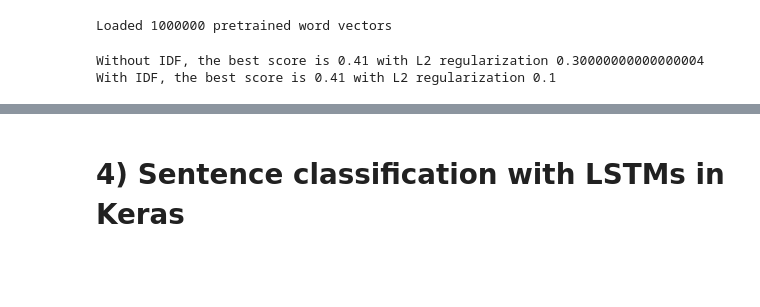
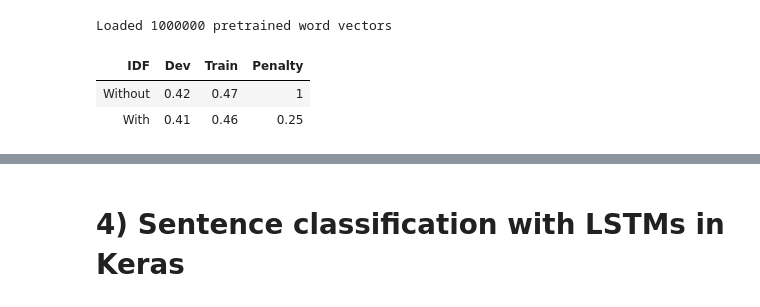
Before and after one commit to plguhur/MVA, a Jupyter notebook: DeepLearning/MP2/nlp_project.ipynb, the cells around one changed output, grey strips where cells are left out. Saved outputs shown, nothing was run; the diff lists cells and outputs as text; code cells hidden in the pictures; blank space fills up the shorter version.

```diff
--- a/DeepLearning/MP2/nlp_project.ipynb
+++ b/DeepLearning/MP2/nlp_project.ipynb
@@ -331,20 +333,35 @@ Loaded 1000000 pretrained word vectors
 # %%
 # 3 - Learn Logistic Regression on top of sentence embeddings using scikit-learn
 #     (consider tuning the L2 regularization on the dev set)
 
-regularizers = np.arange(0.1, 1.0, 0.1)
-lr = [LogisticRegression(C=c, multi_class='auto', max_iter=1000, solver='lbfgs', n_jobs=4, tol=1e-8) for c in regularizers]
+results = []
+C = 2**np.arange(-8, 1).astype(np.float)
+lr = [LogisticRegression(C=c, multi_class='auto', penalty='l1', max_iter=1000, solver='saga', n_jobs=4, tol=1e-8) for c in C]
 
+# Without IDF
 [model.fit(x_train, y_train) for model in lr]
 scores = [accuracy_score(y_dev, model.predict(x_dev)) for model in lr]
-print(f'Without IDF, the best score is {np.max(scores):.2f} with L2 regularization {regularizers[np.argmax(scores)]}')
+best_arg = np.argmax(scores)
+best_c = C[best_arg]
+model = lr[best_arg]
+score_train = accuracy_score(y_train, model.predict(x_train))
+results += [['Without', f'{np.max(scores):.2f}', f'{score_train:.2f}', f'{best_c:.2e}']]
 
+# With IDF
 [model.fit(x_train_idf, y_train) for model in lr]
 scores = [accuracy_score(y_dev, model.predict(x_dev_idf)) for model in lr]
-print(f'With IDF, the best score is {np.max(scores):.2f} with L2 regularization {regularizers[np.argmax(scores)]}')
+best_arg = np.argmax(scores)
+best_c = C[best_arg]
+model = lr[best_arg]
+score_train = accuracy_score(y_train, model.predict(x_train_idf))
+results += [['With', f'{np.max(scores):.2f}', f'{score_train:.2f}', f'{best_c:.2e}']]
+
+headers = ['IDF', 'Dev', 'Train', 'Penalty']
+display(HTML(tabulate(results, headers, tablefmt="html")))
 # %% [output]
-Without IDF, the best score is 0.41 with L2 regularization 0.30000000000000004
-With IDF, the best score is 0.41 with L2 regularization 0.1
+| IDF | Dev | Train | Penalty |
+| Without | 0.42 | 0.47 | 1 |
+| With | 0.41 | 0.46 | 0.25 |
 # %%
 # 4 - Produce 2210 predictions for the test set (in the same order). One line = one prediction (=0,1,2,3,4).
 #     Attach the output file "logreg_bov_y_test_sst.txt" to your deliverable.
```
Also changed, not shown: parts of 7 cells of this notebook, 5 other files.
